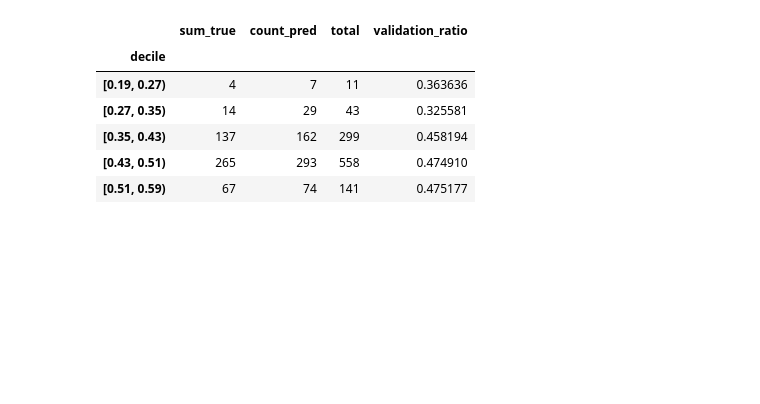
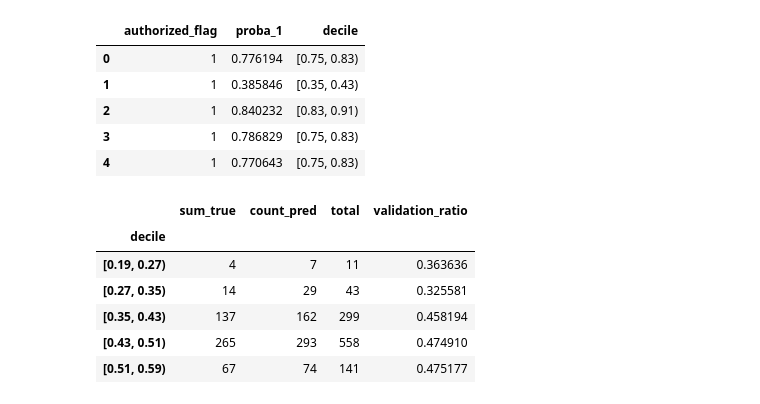
Before and after one commit to thomascayla/workshop, a Jupyter notebook: ipython_notebooks/notebook editor for compute_ofSVU3Pe.ipynb, the cells around one changed output. Drawn from its saved outputs; the diff is of its cells as text; code cells hidden in the pictures; blank space fills up the shorter version.

```diff
--- a/ipython_notebooks/notebook editor for compute_ofSVU3Pe.ipynb
+++ b/ipython_notebooks/notebook editor for compute_ofSVU3Pe.ipynb
@@ -16,6 +16,15 @@ transactions_known_scored = transactions_known_scored[list_var]
 transactions_known_scored['decile'] = pd.cut(x=transactions_known_scored.proba_1,
                                              bins=10, precision=1, right=False)
 transactions_known_scored.decile = transactions_known_scored.decile.astype(str)
+# %%
+transactions_known_scored.head()
+# %% [output]
+|  | authorized_flag | proba_1 | decile |
+| 0 | 1 | 0.776194 | [0.75, 0.83) |
+| 1 | 1 | 0.385846 | [0.35, 0.43) |
+| 2 | 1 | 0.840232 | [0.83, 0.91) |
+| 3 | 1 | 0.786829 | [0.75, 0.83) |
+| 4 | 1 | 0.770643 | [0.75, 0.83) |
 # %%
 col_names = {'authorized_flag':'sum_true', 'proba_1':'count_pred'}
 df_by_deciles = transactions_known_scored.groupby(by='decile').agg({'authorized_flag':'sum',
```
